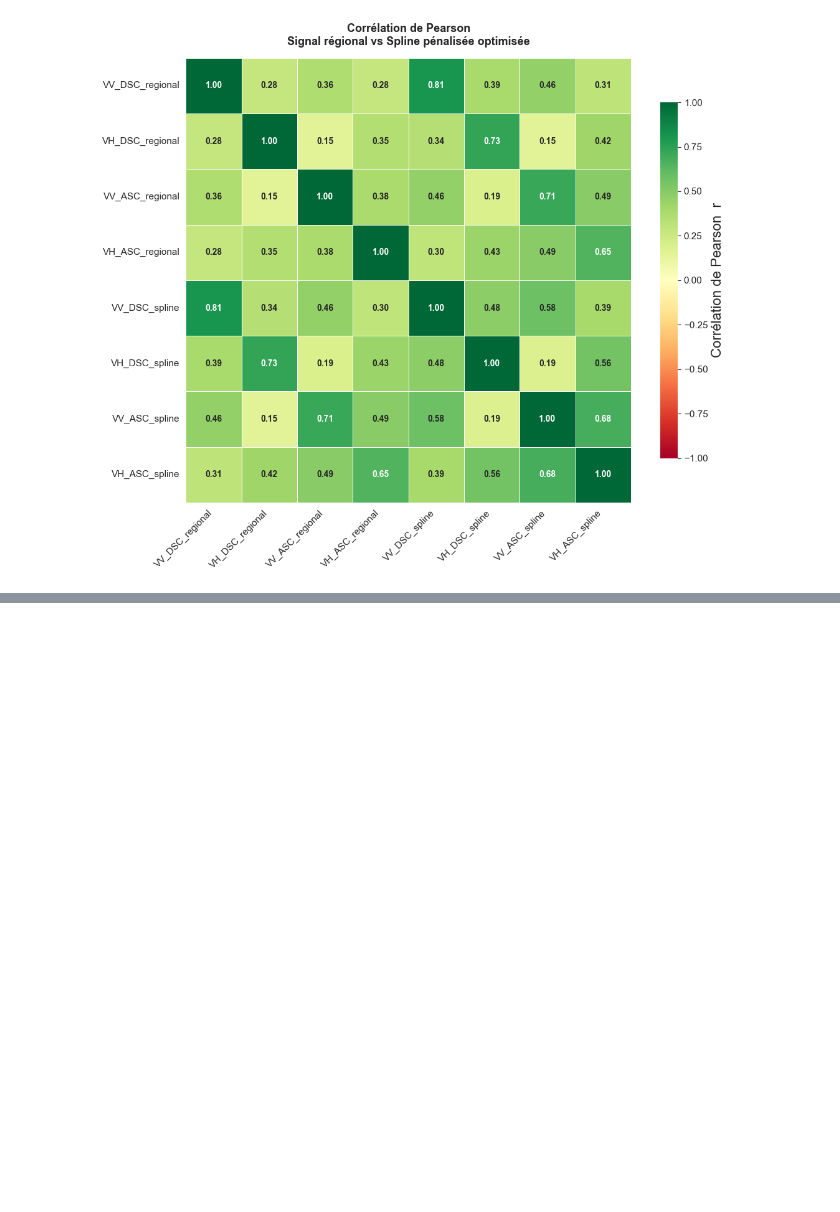
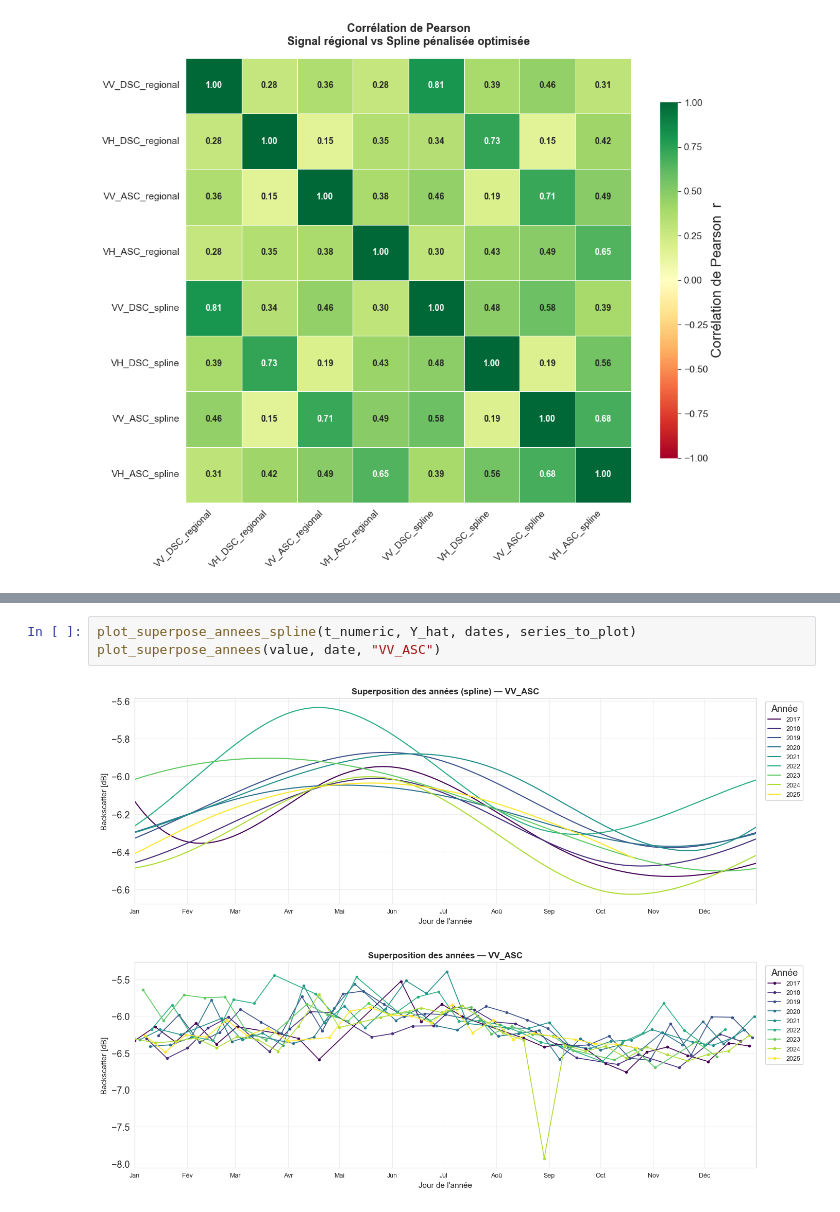
Before and after one commit to clairesn23/readingseminar, a Jupyter notebook: splines.ipynb, the cells around one changed output, grey strips where cells are left out. Drawn from its saved outputs; the diff is of its cells as text; blank space fills up the shorter version.

```diff
--- a/splines.ipynb
+++ b/splines.ipynb
@@ -636,0 +722,6 @@ plt.show()
+# %%
+plot_superpose_annees_spline(t_numeric, Y_hat, dates, series_to_plot)
+plot_superpose_annees(value, date, "VV_ASC")
+# %% [output]
+[figure, added]
+[figure, added]
```
Also changed, not shown: parts of 1 cell of this notebook, 1 other file.
